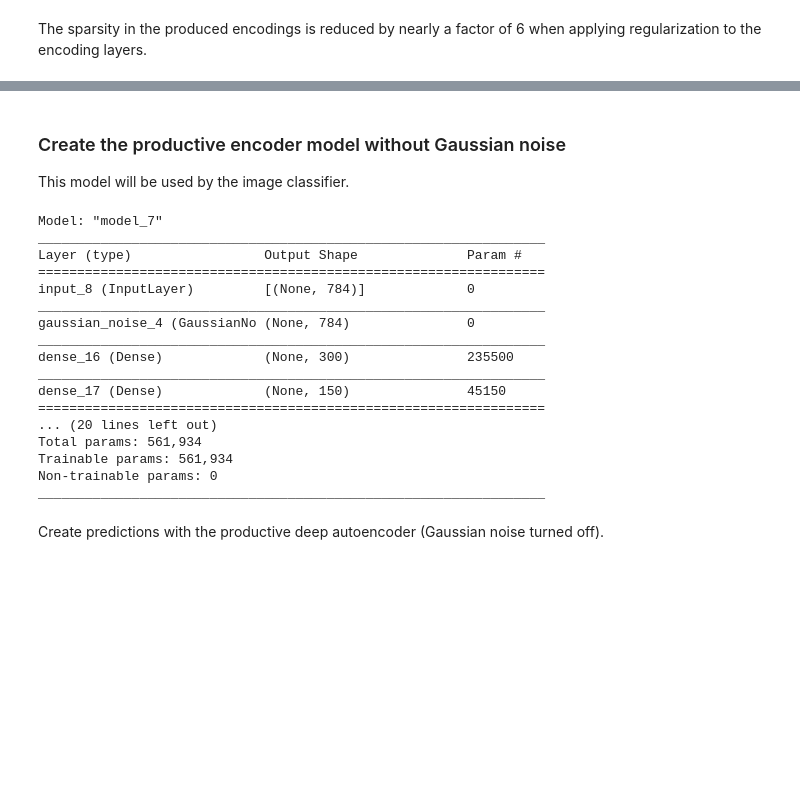
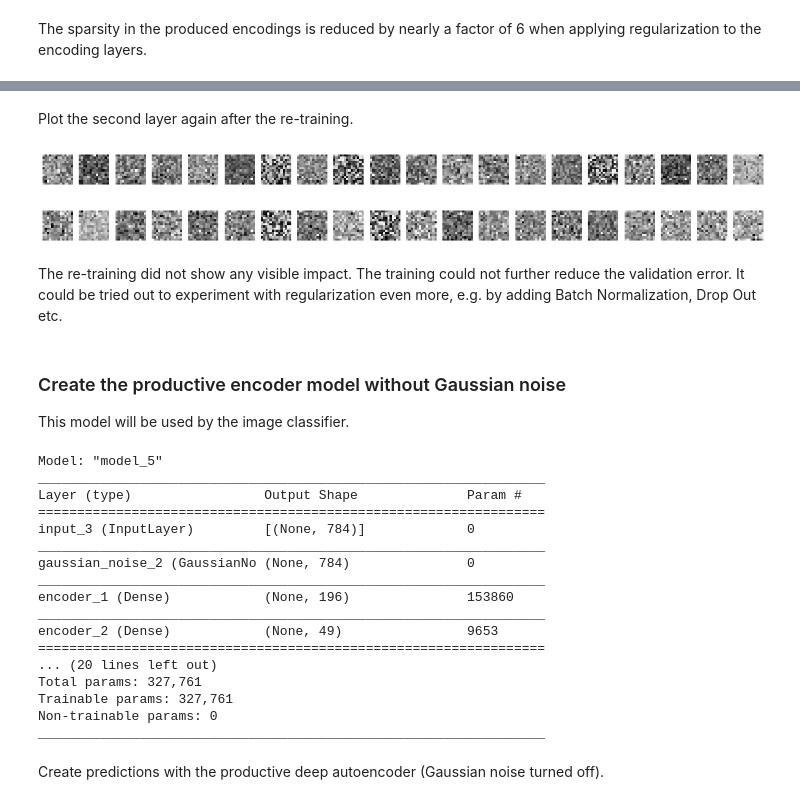
Before and after one commit to philippmarcus/autoencoder-keras, a Jupyter notebook: Autoencoders for pre-training of image classifiers.ipynb, the cells around one changed output, grey strips where cells are left out. Cells and saved outputs as stored; diff of their text form; code cells hidden in the pictures; blank space fills up the shorter version.

Commit message:
Added retraining of 2nd encoding layer with fixed weights and added T-SNE data visualization

```diff
--- a/Autoencoders for pre-training of image classifiers.ipynb
+++ b/Autoencoders for pre-training of image classifiers.ipynb
@@ -360,0 +368,16 @@ The sparsity in the produced encodings is reduced by nearly a factor of 6 when a
+# %%
+# Recompile (needed after parameter change)
+autoencoder.compile(optimizer='Adam',
+                      loss='MSE')
+
+autoencoder_sparse.compile(optimizer='Adam',
+                      loss='MSE')
+# %%
+# Retrain the autoencoder
+history = autoencoder.fit(X_train,
+                        X_train,
+                        validation_data=(X_test, X_test),
+                        callbacks=[es],
+                        shuffle=True,
+                        epochs=20,
+                        batch_size=256)
@@ -360,0 +404,9 @@ The sparsity in the produced encodings is reduced by nearly a factor of 6 when a
+# %%
+# Retrain the autoencoder parse
+history_sparse = autoencoder_sparse.fit(X_train,
+                                        X_train,
+                                        validation_data=(X_test, X_test),
+                                        callbacks=[es],
+                                        shuffle=True,
+                                        epochs=20,
+                                        batch_size=256)
@@ -361,3 +431,16 @@ The sparsity in the produced encodings is reduced by nearly a factor of 6 when a
+# %% [markdown]
+Plot the second layer again after the re-training.
+# %%
+# Visualize some learned features of the second encoding layer
+plot_weights_matrix(autoencoder, 'encoder_2', 20)
+
+# Visualize some learned features of the second encoding layer
+plot_weights_matrix(autoencoder_sparse, 'encoder_2', 20)
+# %% [output]
+[figure, added]
+[figure, added]
+# %% [markdown]
+The re-training did not show any visible impact. The training could not further reduce the validation error. It could be tried out to experiment with regularization even more, e.g. by adding Batch Normalization, Drop Out etc.
 # %% [markdown]
 ### Create the productive encoder model without Gaussian noise
 
@@ -374,21 +457,21 @@ prod_autoencoder.set_weights(autoencoder.get_weights())
 prod_encoder.summary()
 prod_autoencoder.summary()
 # %% [output]
-Model: "model_7"
+Model: "model_5"
 _________________________________________________________________
 Layer (type)                 Output Shape              Param #
 =================================================================
-input_8 (InputLayer)         [(None, 784)]             0
+input_3 (InputLayer)         [(None, 784)]             0
 _________________________________________________________________
-gaussian_noise_4 (GaussianNo (None, 784)               0
+gaussian_noise_2 (GaussianNo (None, 784)               0
 _________________________________________________________________
-dense_16 (Dense)             (None, 300)               235500
+encoder_1 (Dense)            (None, 196)               153860
 _________________________________________________________________
-dense_17 (Dense)             (None, 150)               45150
+encoder_2 (Dense)            (None, 49)                9653
 =================================================================
 ... (20 lines left out)
-Total params: 561,934
-Trainable params: 561,934
+Total params: 327,761
+Trainable params: 327,761
 Non-trainable params: 0
 _________________________________________________________________
 # %% [markdown]
```
Also changed, not shown: parts of 23 cells of this notebook.
